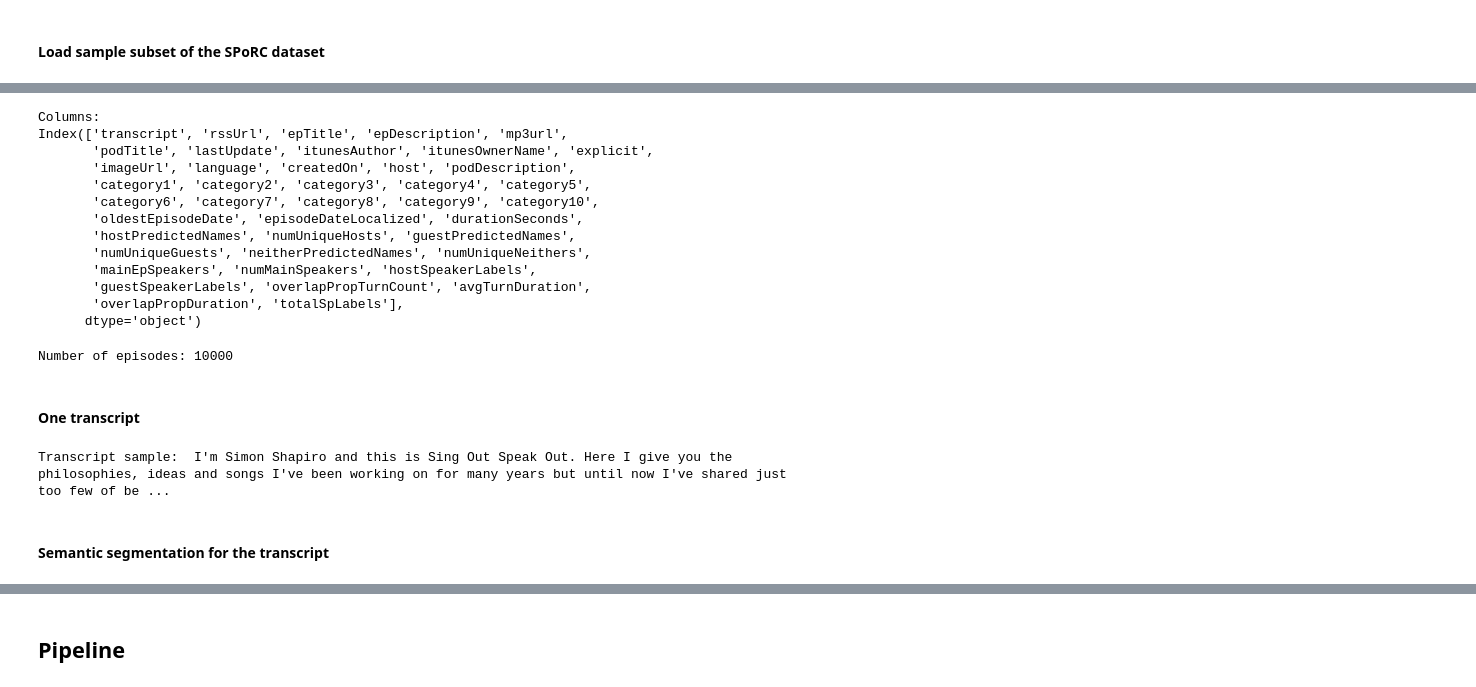
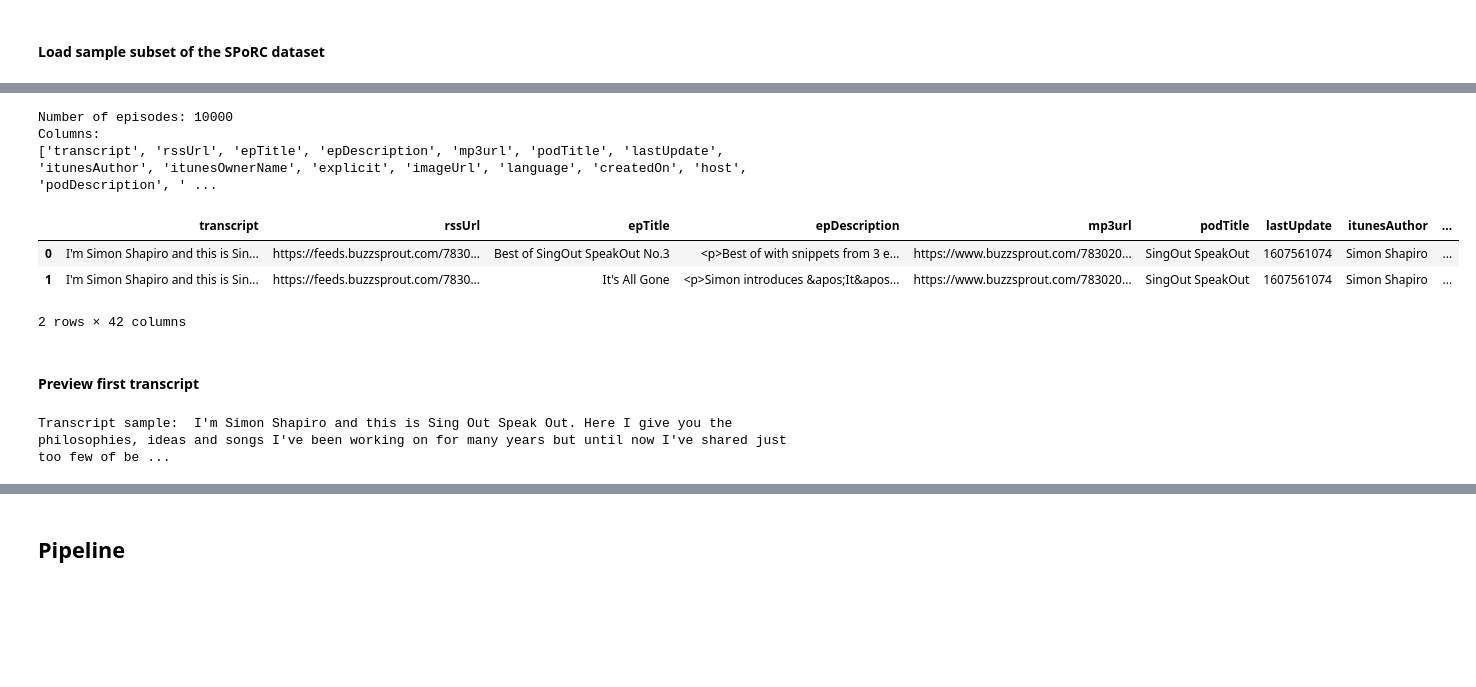
Before and after one commit to au-nlp/project-milestone-p2-group-10, a Jupyter notebook: main.ipynb, the cells around one changed output, grey strips where cells are left out. Drawn from its saved outputs; the diff is of its cells as text; code cells hidden in the pictures; blank space fills up the shorter version.

```diff
--- a/main.ipynb
+++ b/main.ipynb
@@ -47,29 +45,19 @@ print(dataset_sample.head())
 # %%
-print(f"Columns: \n{dataset_sample.columns}")
+print(f"Number of episodes: {len(dataset_sample)}")
+print(f"Columns: \n{list(dataset_sample.columns)}")
+dataset_sample.head(2)
 # %% [output]
+Number of episodes: 10000
 Columns:
-Index(['transcript', 'rssUrl', 'epTitle', 'epDescription', 'mp3url',
-       'podTitle', 'lastUpdate', 'itunesAuthor', 'itunesOwnerName', 'explicit',
-       'imageUrl', 'language', 'createdOn', 'host', 'podDescription',
-       'category1', 'category2', 'category3', 'category4', 'category5',
-       'category6', 'category7', 'category8', 'category9', 'category10',
-       'oldestEpisodeDate', 'episodeDateLocalized', 'durationSeconds',
-       'hostPredictedNames', 'numUniqueHosts', 'guestPredictedNames',
-       'numUniqueGuests', 'neitherPredictedNames', 'numUniqueNeithers',
-       'mainEpSpeakers', 'numMainSpeakers', 'hostSpeakerLabels',
-       'guestSpeakerLabels', 'overlapPropTurnCount', 'avgTurnDuration',
-       'overlapPropDuration', 'totalSpLabels'],
-      dtype='object')
+['transcript', 'rssUrl', 'epTitle', 'epDescription', 'mp3url', 'podTitle', 'lastUpdate', 'itunesAuthor', 'itunesOwnerName', 'explicit', 'imageUrl', 'language', 'createdOn', 'host', 'podDescription', ' ...
+|  | transcript | rssUrl | epTitle | epDescription | mp3url | podTitle | lastUpdate | itunesAuthor | ... |
+| 0 | I'm Simon Shapiro and this is Sin... | https://feeds.buzzsprout.com/7830... | Best of SingOut SpeakOut No.3 | <p>Best of with snippets from 3 e... | https://www.buzzsprout.com/783020... | SingOut SpeakOut | 1607561074 | Simon Shapiro | ... |
+| 1 | I'm Simon Shapiro and this is Sin... | https://feeds.buzzsprout.com/7830... | It's All Gone | <p>Simon introduces &apos;It&apos... | https://www.buzzsprout.com/783020... | SingOut SpeakOut | 1607561074 | Simon Shapiro | ... |
+2 rows × 42 columns
-# %%
-print(f"Number of episodes: {len(dataset_sample)}")
-# %% [output]
-Number of episodes: 10000
 # %% [markdown]
-#### One transcript
+#### Preview first transcript
 # %%
 episode = dataset_sample.iloc[0]["transcript"] # the first episodes transcript
 print(f"Transcript sample: {episode[:500]}...") # preview the first 500 chars
 # %% [output]
 Transcript sample:  I'm Simon Shapiro and this is Sing Out Speak Out. Here I give you the philosophies, ideas and songs I've been working on for many years but until now I've shared just too few of be ...
-# %% [markdown]
-#### Semantic segmentation for the transcript
```
Also changed, not shown: parts of 36 cells of this notebook.
